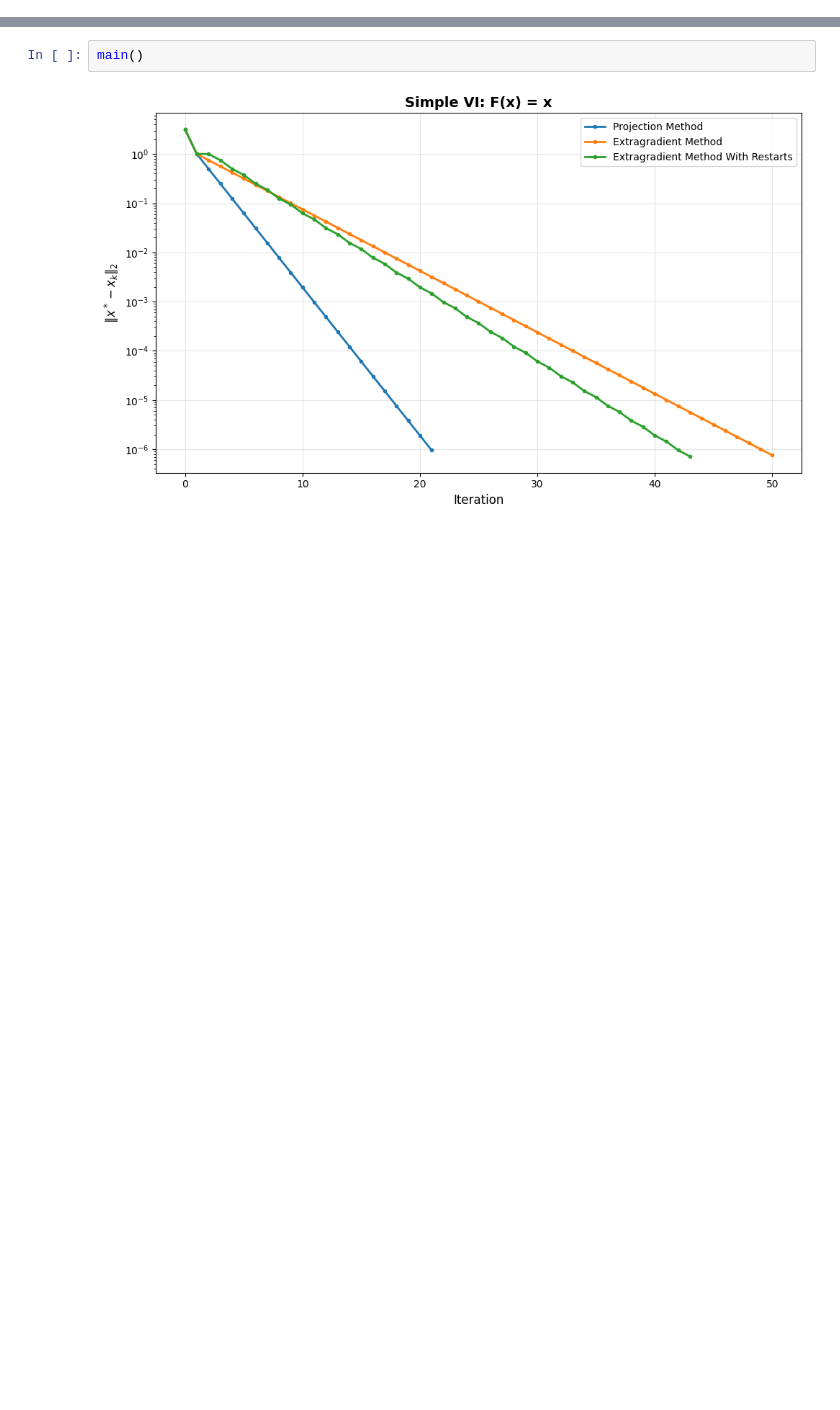
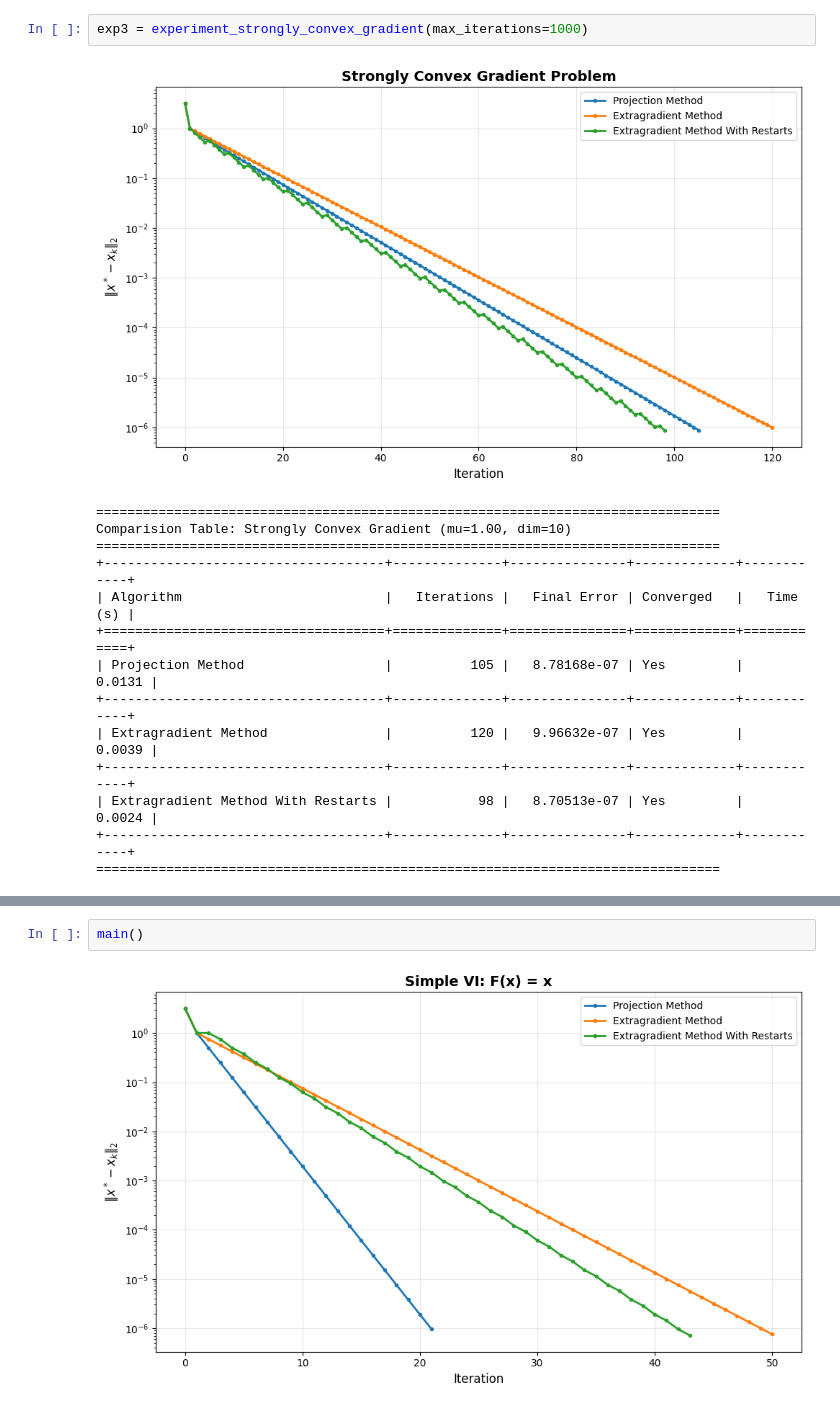
Before and after one commit to RthdxDev/saddle_points_problem, a Jupyter notebook: main.ipynb, the cells around one changed output, grey strips where cells are left out. Cells and saved outputs as stored; diff of their text form; blank space fills up the shorter version.

```diff
--- a/main.ipynb
+++ b/main.ipynb
@@ -43,5 +44,22 @@ Comparision Table: Affine VI (dim=10)
 +------------------------------------+--------------+---------------+-------------+------------+
 ================================================================================
+# %%
+exp3 = experiment_strongly_convex_gradient(max_iterations=1000)
+# %% [output]
+[figure, added]
+================================================================================
+Comparision Table: Strongly Convex Gradient (mu=1.00, dim=10)
+================================================================================
++------------------------------------+--------------+---------------+-------------+------------+
+| Algorithm                          |   Iterations |   Final Error | Converged   |   Time (s) |
++====================================+==============+===============+=============+============+
+| Projection Method                  |          105 |   8.78168e-07 | Yes         |     0.0131 |
++------------------------------------+--------------+---------------+-------------+------------+
+| Extragradient Method               |          120 |   9.96632e-07 | Yes         |     0.0039 |
++------------------------------------+--------------+---------------+-------------+------------+
+| Extragradient Method With Restarts |           98 |   8.70513e-07 | Yes         |     0.0024 |
++------------------------------------+--------------+---------------+-------------+------------+
+================================================================================
 # %%
 exp3 = experiment_rock_paper_scissors(max_iterations=200)
 # %% [output]
```
Also changed, not shown: parts of 5 cells of this notebook, 3 other files.
